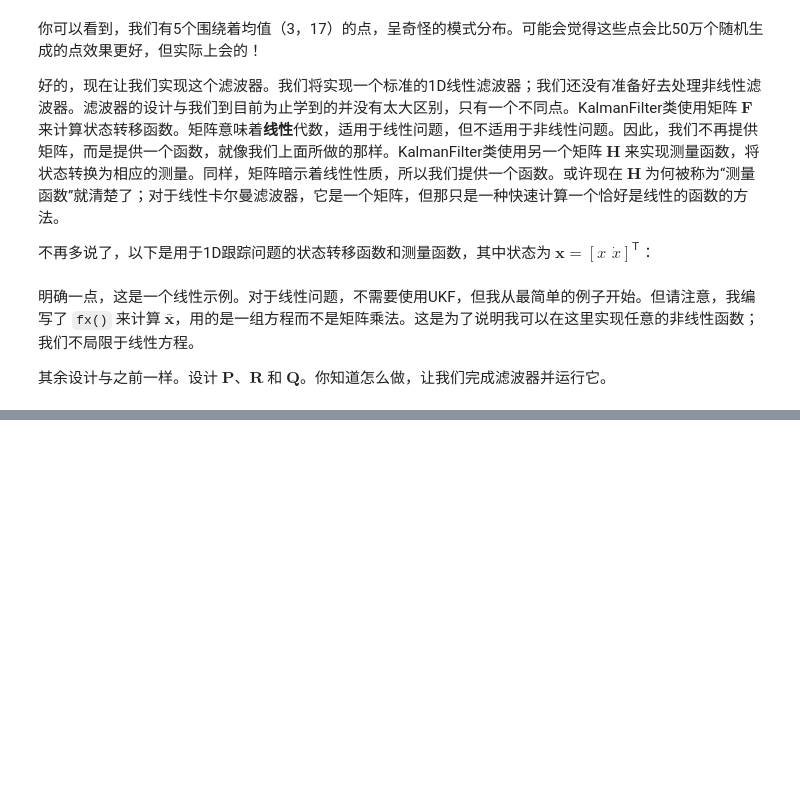
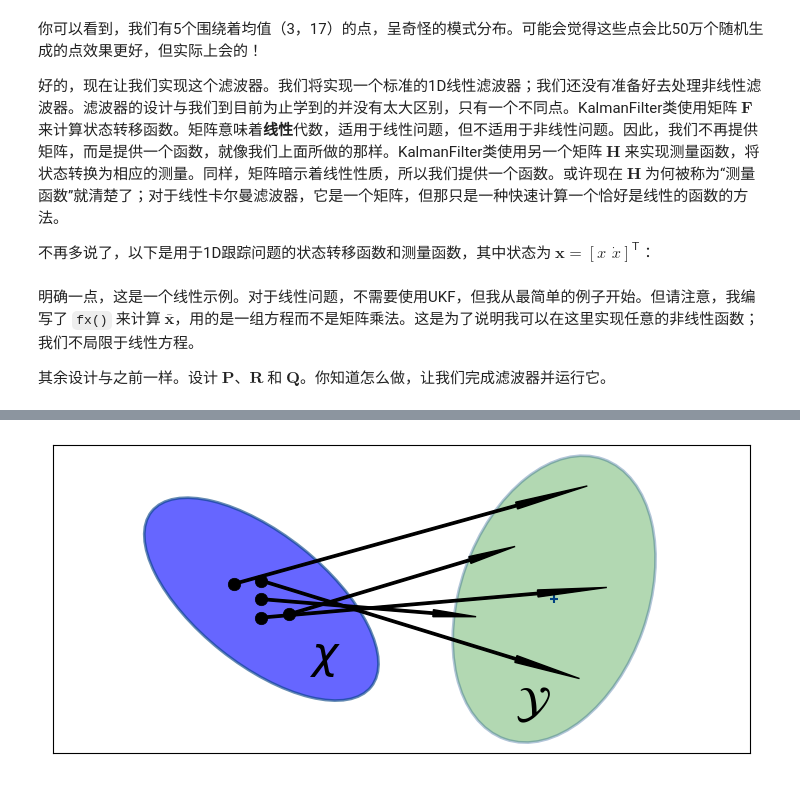
Before and after one commit to logan8866/Kalman-Filter-Programming, a Jupyter notebook: 10 无迹卡尔曼滤波器.ipynb, the cells around one changed output, grey strips where cells are left out. Drawn from its saved outputs; the diff is of its cells as text; code cells hidden in the pictures; blank space fills up the shorter version.

```diff
--- a/10 无迹卡尔曼滤波器.ipynb
+++ b/10 无迹卡尔曼滤波器.ipynb
@@ -153,0 +217,4 @@ plt.plot(zs, marker='x', ls='');
+# %%
+ukf_internal.show_sigma_transform(with_text=True)
+# %% [output]
+[figure, added]
```
Also changed, not shown: parts of 127 cells of this notebook, 1 other file.
